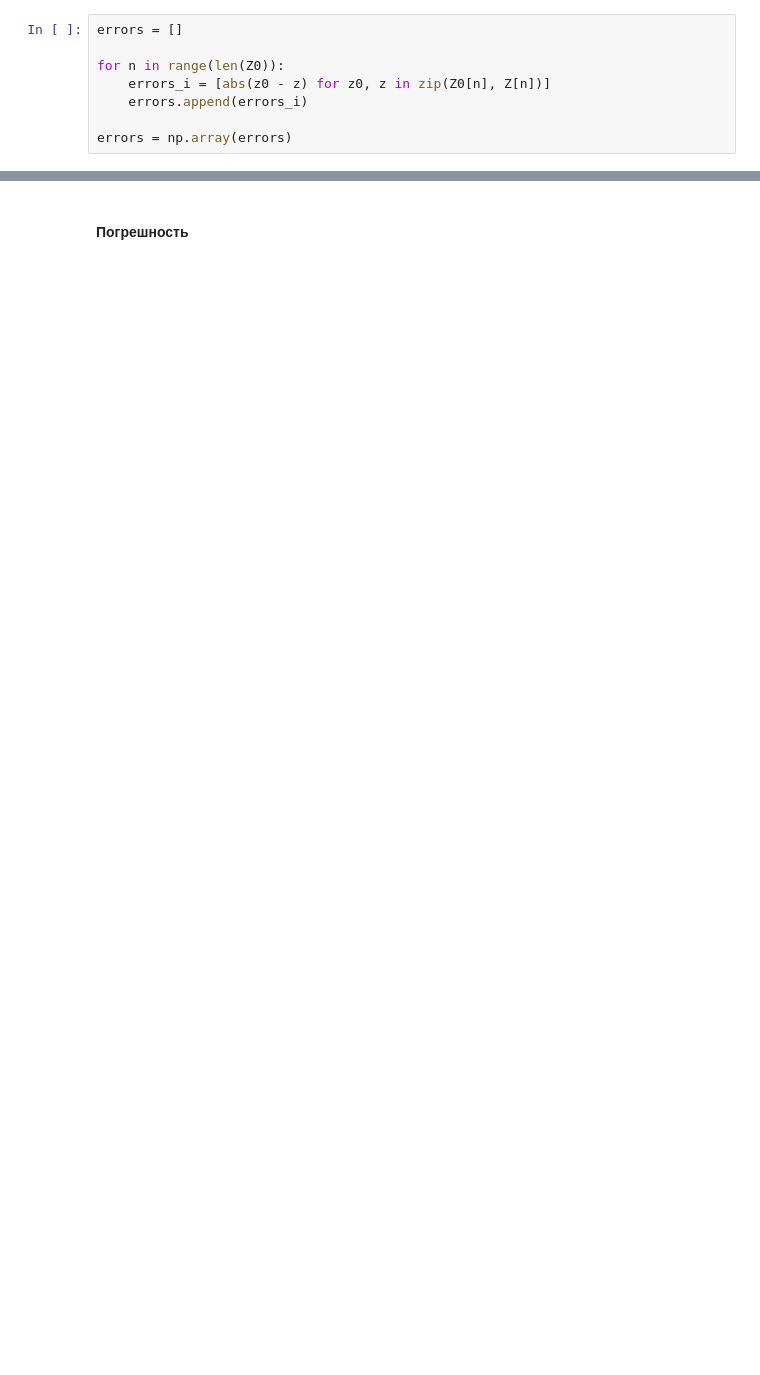
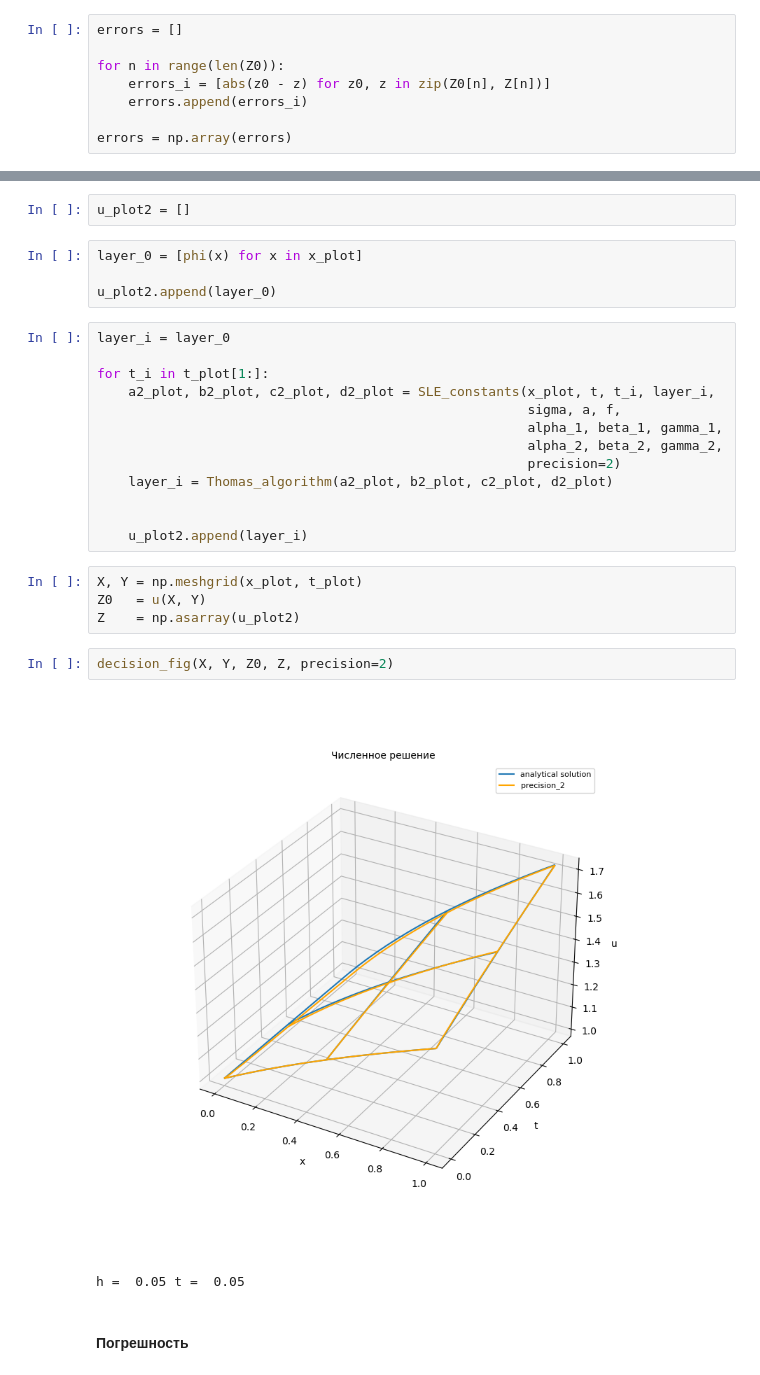
Before and after one commit to Shchetinnikov/Numerical_Methods, a Jupyter notebook: Lab8.ipynb, the cells around one changed output, grey strips where cells are left out. Cells and saved outputs as stored; diff of their text form; blank space fills up the shorter version.

```diff
--- a/Lab8.ipynb
+++ b/Lab8.ipynb
@@ -280,2 +299,30 @@ h =  0.005 t =  0.005
+# %%
+u_plot2 = []
+# %%
+layer_0 = [phi(x) for x in x_plot]
+
+u_plot2.append(layer_0)
+# %%
+layer_i = layer_0
+
+for t_i in t_plot[1:]:
+    a2_plot, b2_plot, c2_plot, d2_plot = SLE_constants(x_plot, t, t_i, layer_i,
+                                                       sigma, a, f,
+                                                       alpha_1, beta_1, gamma_1,
+                                                       alpha_2, beta_2, gamma_2,
+                                                       precision=2)
+    layer_i = Thomas_algorithm(a2_plot, b2_plot, c2_plot, d2_plot)
+
+
+    u_plot2.append(layer_i)
+# %%
+X, Y = np.meshgrid(x_plot, t_plot)
+Z0   = u(X, Y)
+Z    = np.asarray(u_plot2)
+# %%
+decision_fig(X, Y, Z0, Z, precision=2)
+# %% [output]
+[figure, added]
+h =  0.05 t =  0.05
 # %% [markdown]
 #### Погрешность
```
Also changed, not shown: parts of 22 cells of this notebook.
